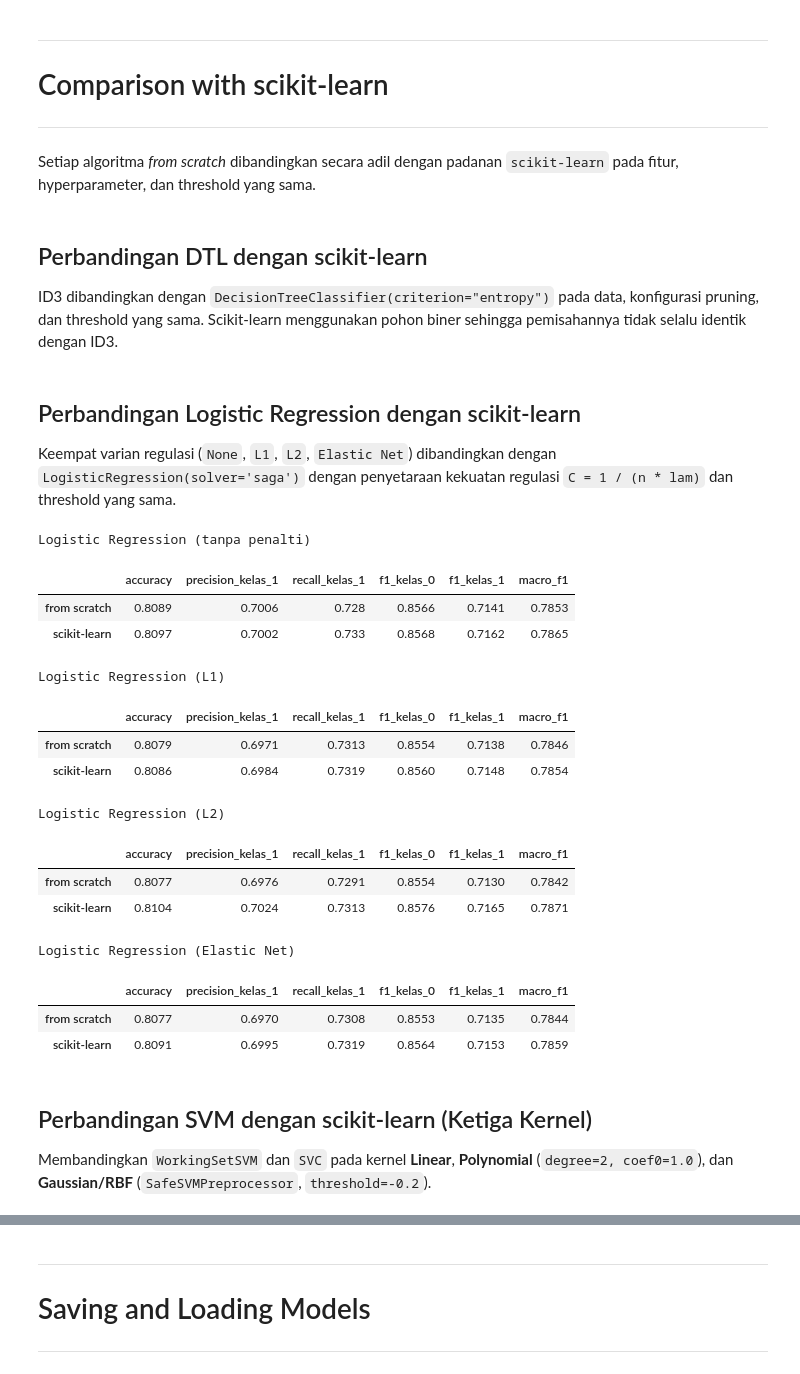
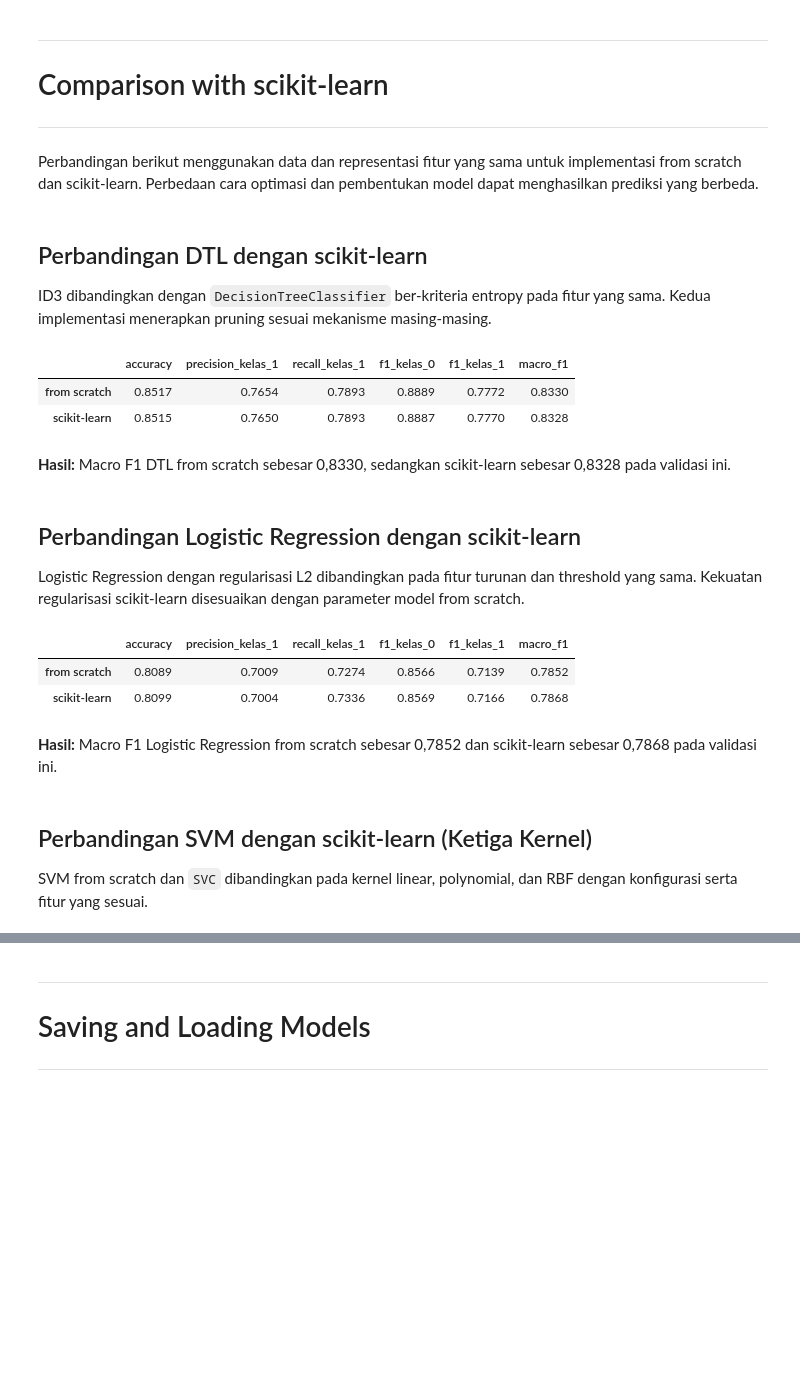
Before and after one commit to Alpaomega1136/IF3170_G31_KelompokDadakan, a Jupyter notebook: src/notebooks/IF3170_G31_KelompokDadakan.ipynb, the cells around one changed output, grey strips where cells are left out. Saved outputs shown, nothing was run; the diff lists cells and outputs as text; code cells hidden in the pictures; blank space fills up the shorter version.

```diff
--- a/src/notebooks/IF3170_G31_KelompokDadakan.ipynb
+++ b/src/notebooks/IF3170_G31_KelompokDadakan.ipynb
@@ -542,24 +565,22 @@ Model utama memakai `LRFeaturePreprocessor` (fitur non-linear *train-only*), pen
 # %%
-param_lr_base = dict(
+param_lr_config = dict(
     penalty="l2", lam=1e-4, lr=0.05, lr_decay=0.05,
     n_epoch=80, batch_size=64, random_state=SEED,
 )
-model_lr_base = train_model(LogisticRegression(**param_lr_base), X_train_siap, y_train)
-
-# Kalibrasi threshold strictly pada inner split di dalam X_train
+# Kalibrasi threshold menggunakan bagian dalam data training
 X_lr_it, X_lr_ic, y_lr_it, y_lr_ic = train_test_split(
     X_train, y_train, test_size=0.2, random_state=SEED, stratify=y_train
 )
 prep_lr_cal = LRFeaturePreprocessor()
 model_lr_cal = train_model(
-    LogisticRegression(**param_lr_base), prep_lr_cal.fit_transform(X_lr_it), y_lr_it
+    LogisticRegression(**param_lr_config), prep_lr_cal.fit_transform(X_lr_it), y_lr_it
 )
 th_lr_val, _ = calibrate_threshold(y_lr_ic, model_lr_cal.predict_proba(prep_lr_cal.transform(X_lr_ic)))
 
 preprocessor_lr = LRFeaturePreprocessor()
 X_train_lr = preprocessor_lr.fit_transform(X_train)
 X_valid_lr = preprocessor_lr.transform(X_valid)
-param_lr = {**param_lr_base, "threshold": th_lr_val}
+param_lr = {**param_lr_config, "threshold": th_lr_val}
 model_lr = train_model(LogisticRegression(**param_lr), X_train_lr, y_train)
 print(f"Threshold kalibrasi inner split LR: {th_lr_val:.3f} | Epoch: {len(model_lr.loss_history_)} | Loss akhir: {model_lr.loss_history_[-1]:.5f}")
 # %% [output]
@@ -841,15 +775,0 @@ Bandingkan representasi fitur dan nilai `m` pada data validasi yang sama.
-# %%
-eksperimen_nb = {
-    "Numerik Gaussian semua (raw)": (NaiveBayes(categorical_features=kolom_kategori), X_train_nb_raw, X_valid_nb_raw),
-    "Diskret kategorikal raw, m=K": (NaiveBayes(categorical_features=fitur_kategori_nb), X_train_nb_raw, X_valid_nb_raw),
-    "Diskret kategorikal raw, m=1": (NaiveBayes(categorical_features=fitur_kategori_nb, m=1), X_train_nb_raw, X_valid_nb_raw),
-    "Diskret kategorikal raw, m=10": (NaiveBayes(categorical_features=fitur_kategori_nb, m=10), X_train_nb_raw, X_valid_nb_raw),
-    "Semua kategorikal (raw)": (NaiveBayes(), X_train_nb_raw, X_valid_nb_raw),
-    "Discretized + MISSING + year_month (m=K)": (NaiveBayes(), X_train_nb, X_valid_nb),
-    "Discretized + MISSING + year_month (m=5)": (NaiveBayes(m=5), X_train_nb, X_valid_nb),
-}
-hasil_eksperimen_nb = {}
-for nama, (model, Xtr_n, Xva_n) in eksperimen_nb.items():
-    train_model(model, Xtr_n, y_train)
-    hasil_eksperimen_nb[nama] = evaluate_model(model, Xva_n, y_valid)[0][["accuracy", "f1_kelas_0", "f1_kelas_1", "macro_f1"]]
-display(pd.DataFrame(hasil_eksperimen_nb).T.round(4))
@@ -869,11 +782,11 @@ display(pd.DataFrame(hasil_eksperimen_nb).T.round(4))
 
 ---
 # %% [markdown]
-Setiap algoritma *from scratch* dibandingkan secara adil dengan padanan `scikit-learn` pada fitur, hyperparameter, dan threshold yang sama.
+Perbandingan berikut menggunakan data dan representasi fitur yang sama untuk implementasi from scratch dan scikit-learn. Perbedaan cara optimasi dan pembentukan model dapat menghasilkan prediksi yang berbeda.
 # %% [markdown]
 ## Perbandingan DTL dengan scikit-learn
 
-ID3 dibandingkan dengan `DecisionTreeClassifier(criterion="entropy")` pada data, konfigurasi pruning, dan threshold yang sama. Scikit-learn menggunakan pohon biner sehingga pemisahannya tidak selalu identik dengan ID3.
+ID3 dibandingkan dengan `DecisionTreeClassifier` ber-kriteria entropy pada fitur yang sama. Kedua implementasi menerapkan pruning sesuai mekanisme masing-masing.
 # %%
 model_dtl_sklearn = DecisionTreeClassifier(
     criterion="entropy",
@@ -888,43 +801,35 @@ hasil_perbandingan_dtl = compare_models(
     X_valid_dtl, y_valid, threshold=model_dtl.threshold,
 )
 display(hasil_perbandingan_dtl.round(4))
+# %% [output]
+|  | accuracy | precision_kelas_1 | recall_kelas_1 | f1_kelas_0 | f1_kelas_1 | macro_f1 |
+| from scratch | 0.8517 | 0.7654 | 0.7893 | 0.8889 | 0.7772 | 0.8330 |
+| scikit-learn | 0.8515 | 0.7650 | 0.7893 | 0.8887 | 0.7770 | 0.8328 |
+# %% [markdown]
+**Hasil:** Macro F1 DTL from scratch sebesar 0,8330, sedangkan scikit-learn sebesar 0,8328 pada validasi ini.
 # %% [markdown]
 ## Perbandingan Logistic Regression dengan scikit-learn
 
-Keempat varian regulasi (`None`, `L1`, `L2`, `Elastic Net`) dibandingkan dengan `LogisticRegression(solver='saga')` dengan penyetaraan kekuatan regulasi `C = 1 / (n * lam)` dan threshold yang sama.
+Logistic Regression dengan regularisasi L2 dibandingkan pada fitur turunan dan threshold yang sama. Kekuatan regularisasi scikit-learn disesuaikan dengan parameter model from scratch.
 # %%
-for nama, m_scratch in model_lr_varian.items():
-    if m_scratch.penalty is None:
-        m_sk = SkLogisticRegression(C=np.inf, solver="lbfgs", max_iter=2000, random_state=SEED)
-    else:
-        l1_ratio_sk = {"l1": 1.0, "l2": 0.0, "elasticnet": m_scratch.l1_ratio}[m_scratch.penalty]
-        m_sk = SkLogisticRegression(
-            l1_ratio=l1_ratio_sk, C=1.0 / (len(X_train_lr) * m_scratch.lam),
-            solver="saga", max_iter=2000, random_state=SEED,
-        )
-    print(f"Logistic Regression ({nama})")
-    display(compare_models(m_scratch, m_sk, X_train_lr, y_train, X_valid_lr, y_valid, threshold=m_scratch.threshold).round(4))
+model_lr_sklearn = SkLogisticRegression(
+    C=1.0 / (len(X_train_lr) * model_lr.lam),
+    solver="lbfgs", max_iter=2000, random_state=SEED,
+)
+display(compare_models(
+    model_lr, model_lr_sklearn, X_train_lr, y_train, X_valid_lr, y_valid,
+    threshold=model_lr.threshold,
+).round(4))
 # %% [output]
-Logistic Regression (tanpa penalti)
 |  | accuracy | precision_kelas_1 | recall_kelas_1 | f1_kelas_0 | f1_kelas_1 | macro_f1 |
-| from scratch | 0.8089 | 0.7006 | 0.728 | 0.8566 | 0.7141 | 0.7853 |
-| scikit-learn | 0.8097 | 0.7002 | 0.733 | 0.8568 | 0.7162 | 0.7865 |
+| from scratch | 0.8089 | 0.7009 | 0.7274 | 0.8566 | 0.7139 | 0.7852 |
+| scikit-learn | 0.8099 | 0.7004 | 0.7336 | 0.8569 | 0.7166 | 0.7868 |
-Logistic Regression (L1)
-|  | accuracy | precision_kelas_1 | recall_kelas_1 | f1_kelas_0 | f1_kelas_1 | macro_f1 |
-| from scratch | 0.8079 | 0.6971 | 0.7313 | 0.8554 | 0.7138 | 0.7846 |
-| scikit-learn | 0.8086 | 0.6984 | 0.7319 | 0.8560 | 0.7148 | 0.7854 |
-Logistic Regression (L2)
-|  | accuracy | precision_kelas_1 | recall_kelas_1 | f1_kelas_0 | f1_kelas_1 | macro_f1 |
-| from scratch | 0.8077 | 0.6976 | 0.7291 | 0.8554 | 0.7130 | 0.7842 |
-| scikit-learn | 0.8104 | 0.7024 | 0.7313 | 0.8576 | 0.7165 | 0.7871 |
-Logistic Regression (Elastic Net)
-|  | accuracy | precision_kelas_1 | recall_kelas_1 | f1_kelas_0 | f1_kelas_1 | macro_f1 |
-| from scratch | 0.8077 | 0.6970 | 0.7308 | 0.8553 | 0.7135 | 0.7844 |
-| scikit-learn | 0.8091 | 0.6995 | 0.7319 | 0.8564 | 0.7153 | 0.7859 |
+# %% [markdown]
+**Hasil:** Macro F1 Logistic Regression from scratch sebesar 0,7852 dan scikit-learn sebesar 0,7868 pada validasi ini.
 # %% [markdown]
 ## Perbandingan SVM dengan scikit-learn (Ketiga Kernel)
 
-Membandingkan `WorkingSetSVM` dan `SVC` pada kernel **Linear**, **Polynomial** (`degree=2, coef0=1.0`), dan **Gaussian/RBF** (`SafeSVMPreprocessor`, `threshold=-0.2`).
+SVM from scratch dan `SVC` dibandingkan pada kernel linear, polynomial, dan RBF dengan konfigurasi serta fitur yang sesuai.
 # %%
 print("SVM Kernel Linear")
 display(compare_models(
```
Also changed, not shown: parts of 109 cells of this notebook, 16 other files.
